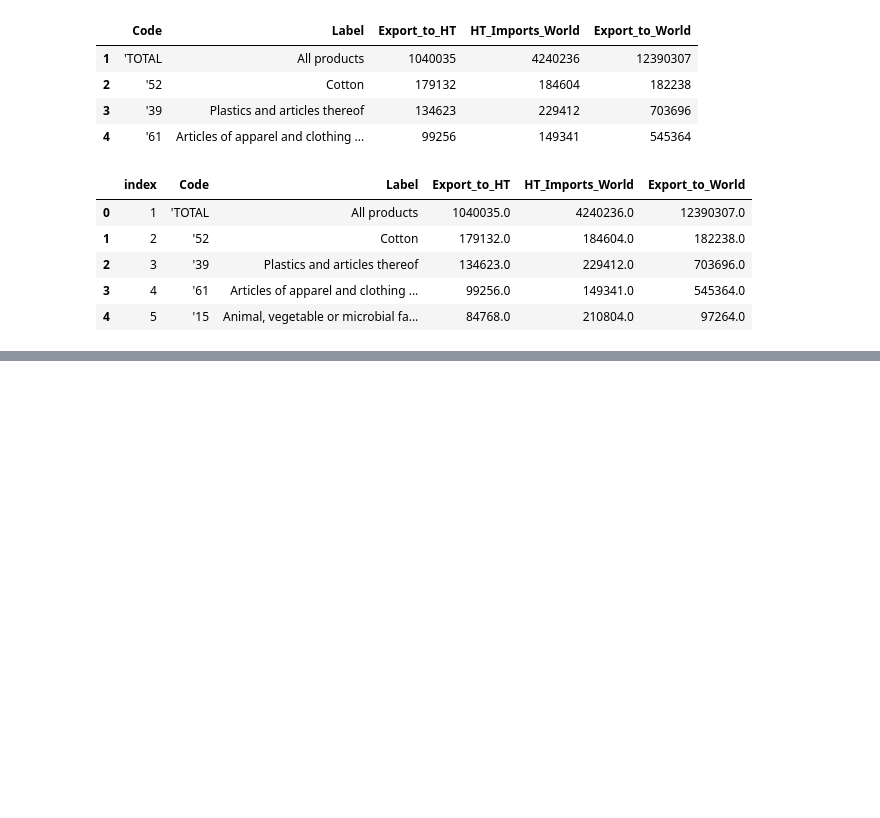
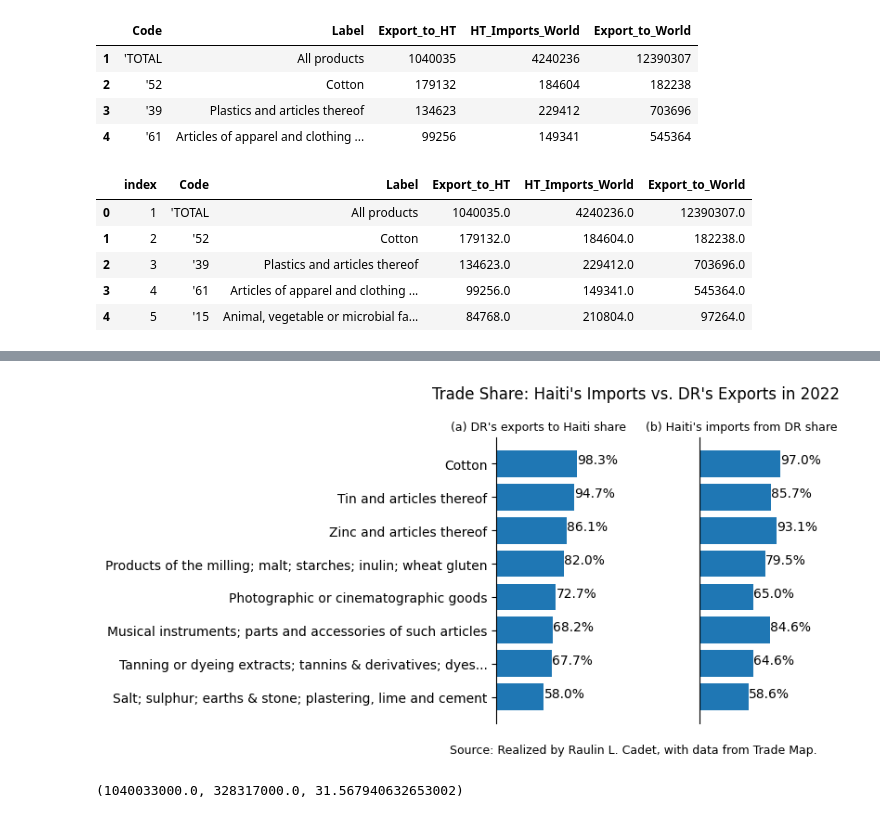
Before and after one commit to raulincadet/HT_DR, a Jupyter notebook: DRexportHTshare.ipynb, the cells around one changed output, grey strips where cells are left out. Cells and saved outputs as stored; diff of their text form; code cells hidden in the pictures; blank space fills up the shorter version.

Commit message:
graph Trade HT_RD title

```diff
--- a/DRexportHTshare.ipynb
+++ b/DRexportHTshare.ipynb
@@ -81,8 +73,0 @@ df2
-# %%
-fig=plt.subplot()
-plt.barh(df2.Label,df2.Share_Export_to_HT)
-for i in range(len(df2,)):
-    plt.text(x=dd.Share_Export_to_HT[i]+0.015,y=dd.index[i],s=str(round(dd.Percentage[i],1))+'%',color='black')
-
-fig.spines[['right', 'top','bottom']].set_visible(False)
-plt.xticks(visible=False)
@@ -101,0 +98,10 @@ plt.xticks(visible=False)
+# %%
+dd1=df2[df2['Share_Export_to_HT']>=50]
+dd1=dd1.sort_values('Share_Export_to_HT',ascending=True)
+dd1=dd1.reset_index()
+dd1=dd1.iloc[:,2:]
+# %%
+dd2=df2[df2['Share_Import_from_RD']>=50]
+dd2=dd2.sort_values('Share_Import_from_RD',ascending=True)
+dd2=dd2.reset_index()
+dd2=dd2.iloc[:,2:]
@@ -101,0 +120,46 @@ plt.xticks(visible=False)
+# %%
+# Selecct
+dd3=pd.merge(dd1,dd2)
+dd3=dd3.sort_values('Share_Export_to_HT')
+dd3=dd3.reset_index()
+
+dd3.Label=['Salt; sulphur; earths & stone; plastering, lime and cement',
+ 'Tanning or dyeing extracts; tannins & derivatives; dyes...', #pigments and other colouring ...',
+ 'Musical instruments; parts and accessories of such articles',
+ 'Photographic or cinematographic goods',
+ 'Products of the milling; malt; starches; inulin; wheat gluten',
+ 'Zinc and articles thereof',
+ 'Tin and articles thereof',
+ 'Cotton']
+
+# fig,ax=plt.subplots(1,2,figsize=(6,6))
+# fig,ax=plt.subplots(1,2,figsize=(4,4))
+fig,ax=plt.subplots(1,2,figsize=(4,4))
+ax[0].barh(dd3.Label,dd3.Share_Export_to_HT)
+for i in range(len(dd3)):
+    ax[0].text(x=dd3.Share_Export_to_HT[i],y=dd3.index[i],s=str(round(dd3.Share_Export_to_HT[i],1))+'%',color='black')
+    i=i+1
+ax[0].spines[['right', 'top','bottom']].set_visible(False)
+ax[0].axes.get_xaxis().set_ticks([])
+ax[0].set_title("(a) DR's exports to Haiti share",fontsize=9)
+
+ax[1].barh(dd3.Label,dd3.Share_Import_from_RD)
+for i in range(len(dd3)):
+    ax[1].text(x=dd3.Share_Import_from_RD[i],y=dd3.index[i],s=str(round(dd3.Share_Import_from_RD[i],1))+'%',color='black')
+    i=i+1
+ax[1].spines[['right', 'top','bottom']].set_visible(False)
+ax[1].axes.get_yaxis().set_ticks([])
+ax[1].axes.get_xaxis().set_ticks([])
+ax[1].set_title("(b) Haiti's imports from DR share",fontsize=9)
+# ax[0].xticks(visible=False)
+fig.suptitle("Trade Share: Haiti's Imports vs. DR's Exports in 2022",y=1.02)
+fig.text(0, 0.03, 'Source: Realized by Raulin L. Cadet, with data from Trade Map.', ha='left',fontsize=9)
+
+plt.subplots_adjust(wspace=1.4)
+plt.tight_layout()
+# %% [output]
+[figure, added]
+# %%
+df2.Export_to_HT.sum()*1000,dd3.Export_to_HT.sum()*1000, (dd3.Export_to_HT.sum()*1000)/(df2.Export_to_HT.sum()*1000)*100
+# %% [output]
+(1040033000.0, 328317000.0, 31.567940632653002)
```
Also changed, not shown: parts of 11 cells of this notebook.
